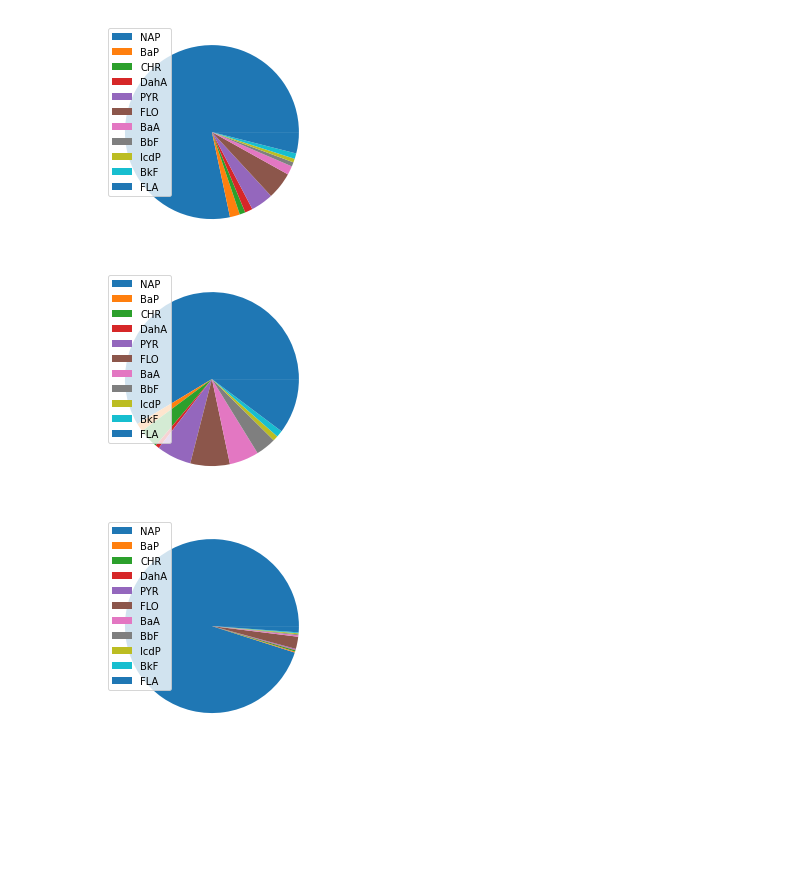
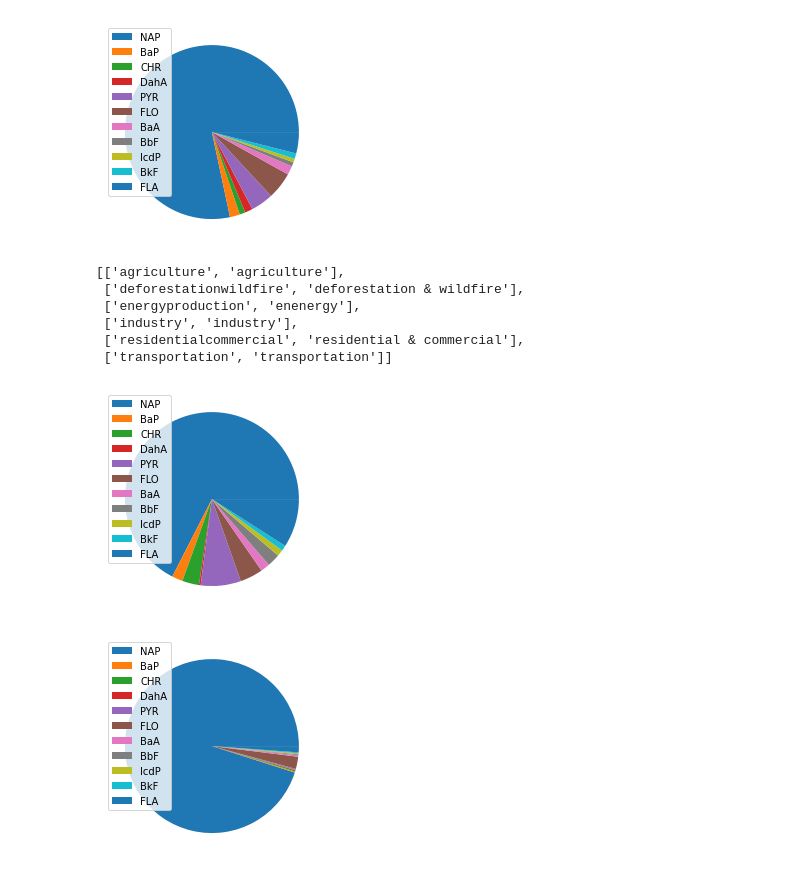
Before and after one commit to petridisha/paper-and-thesis, a Jupyter notebook: PAH Profile Characterization.ipynb, the cells around one changed output. Saved outputs shown, nothing was run; the diff lists cells and outputs as text; code cells hidden in the pictures; blank space fills up the shorter version.

```diff
--- a/PAH Profile Characterization.ipynb
+++ b/PAH Profile Characterization.ipynb
@@ -192,14 +277,23 @@ plt.legend(species)
 plt.show()
 # %% [output]
 [figure]
+# %%
+sectors
+# %% [output]
+[['agriculture', 'agriculture'],
+ ['deforestationwildfire', 'deforestation & wildfire'],
+ ['energyproduction', 'enenergy'],
+ ['industry', 'industry'],
+ ['residentialcommercial', 'residential & commercial'],
+ ['transportation', 'transportation']]
 # %%
 # industry
 
-plt.pie(emission_totals[4])
+plt.pie(emission_totals[3])
 plt.legend(species)
 plt.show()
 # %% [output]
-[figure, old version]
+[figure, new version]
 # %%
 # residential and commercial
 
```
Also changed, not shown: parts of 23 cells of this notebook.
